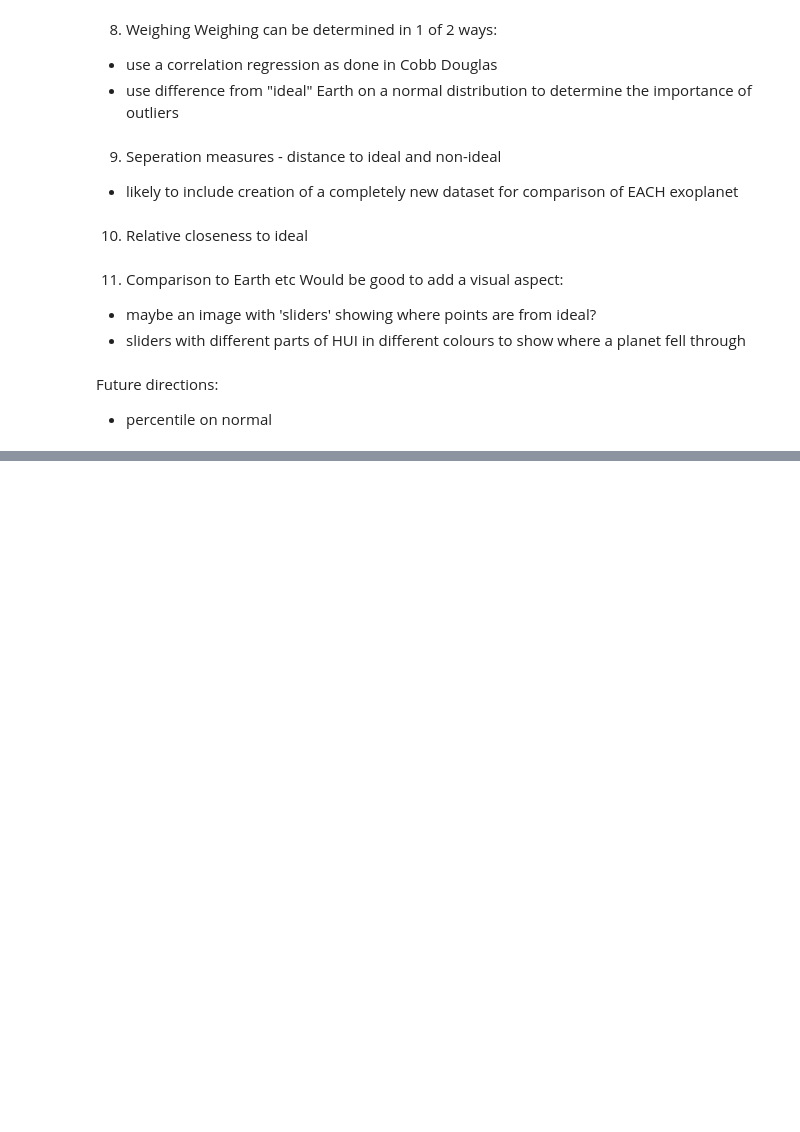
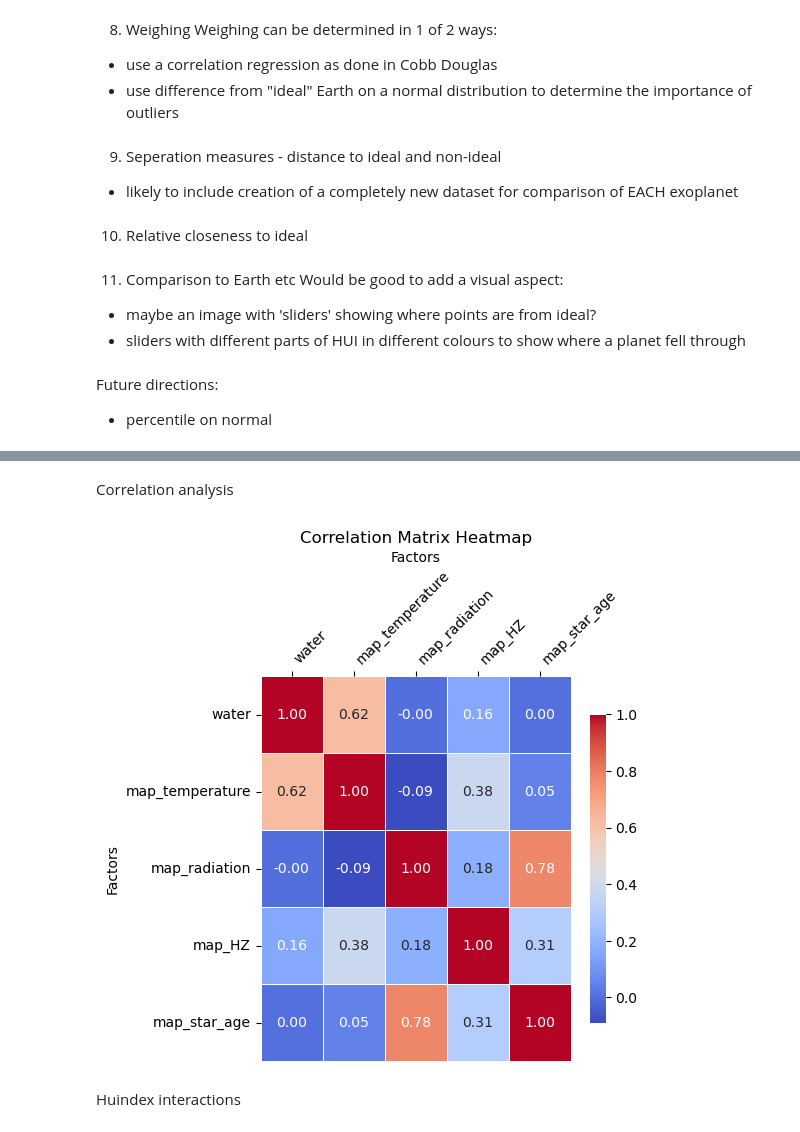
Before and after one commit to Sasha-Kondakova/Habitability-Index, a Jupyter notebook: habitability_cleanbook.ipynb, the cells around one changed output, grey strips where cells are left out. Saved outputs shown, nothing was run; the diff lists cells and outputs as text; code cells hidden in the pictures; blank space fills up the shorter version.

```diff
--- a/habitability_cleanbook.ipynb
+++ b/habitability_cleanbook.ipynb
@@ -858,0 +871,15 @@ Future directions:
+# %%
+def HUIndex(water, temp, radiation, HZ, star_age):
+
+    weight_water = 0.3
+    weight_temp = 0.2
+    weight_radiation = 0.05
+    weight_HZ = 0.3
+    weight_star_age = 0.15
+
+
+    HUI = (water)**weight_water + (temp)**weight_temp + (radiation)**weight_radiation + (HZ)**weight_HZ + (star_age)**weight_star_age
+    return HUI
+
+data['HUI'] = data.apply(lambda row: HUIndex(row['water'], row['map_temperature'], row['map_radiation'], row['map_HZ'], row['map_star_age']), axis = 1)
+print(data)
@@ -858,0 +904,56 @@ Future directions:
+# %% [markdown]
+Correlation analysis
+# %%
+import numpy as np
+import scipy.stats as stats
+from scipy.special import betainc
+import matplotlib.pyplot as plt
+import seaborn as sns
+
+selected_columns = ['water', 'map_temperature', 'map_radiation', 'map_HZ', 'map_star_age']
+data_cor = data[selected_columns]
+
+numeric_data_cor = data_cor.select_dtypes(include=[np.number])
+
+correlation_matrix = numeric_data_cor.corr()
+
+def calculate_p_value(r,n):
+    df = n - 2
+    t_squared = r**2 * (df/(1-r**2))
+    p_value = betainc(0.5 * df, 0.5, df/(df + t_squared))
+    return p_value
+
+
+p_values = pd.DataFrame(np.zeros((numeric_data_cor.shape[1], numeric_data_cor.shape[1])), columns=numeric_data_cor.columns, index=numeric_data_cor.columns)
+
+for col1 in numeric_data_cor.columns:
+    for col2 in numeric_data_cor.columns:
+        if col1 != col2:
+            # Calculate Pearson correlation
+            r = correlation_matrix.loc[col1, col2]
+            # Number of observations
+            n = numeric_data_cor.shape[0]
+            # Calculate p-value
+            p_val = calculate_p_value(r, n)
+            p_values.loc[col1, col2] = p_val
+        else:
+            p_values.loc[col1, col2] = np.nan  # or 1, since a variable is perfectly correlated with itself
+
+
+plt.figure(figsize=(5, 5))  # Set the size of the plot
+heatmap = sns.heatmap(correlation_matrix, annot=True, cmap='coolwarm', fmt='.2f', linewidths=0.5, cbar_kws={"shrink": .8})
+heatmap.xaxis.set_ticks_position('top')
+heatmap.xaxis.set_label_position('top')  # Move the x-axis label to the top
+plt.xticks(rotation=45, ha='left')
+
+# Add title and labels
+plt.title('Correlation Matrix Heatmap')
+plt.xlabel('Factors')
+plt.ylabel('Factors')
+
+# Display the plot
+plt.show()
+# %% [output]
+[figure, added]
+# %% [markdown]
+Huindex interactions
```
Also changed, not shown: parts of 10 cells of this notebook, 1 other file.
